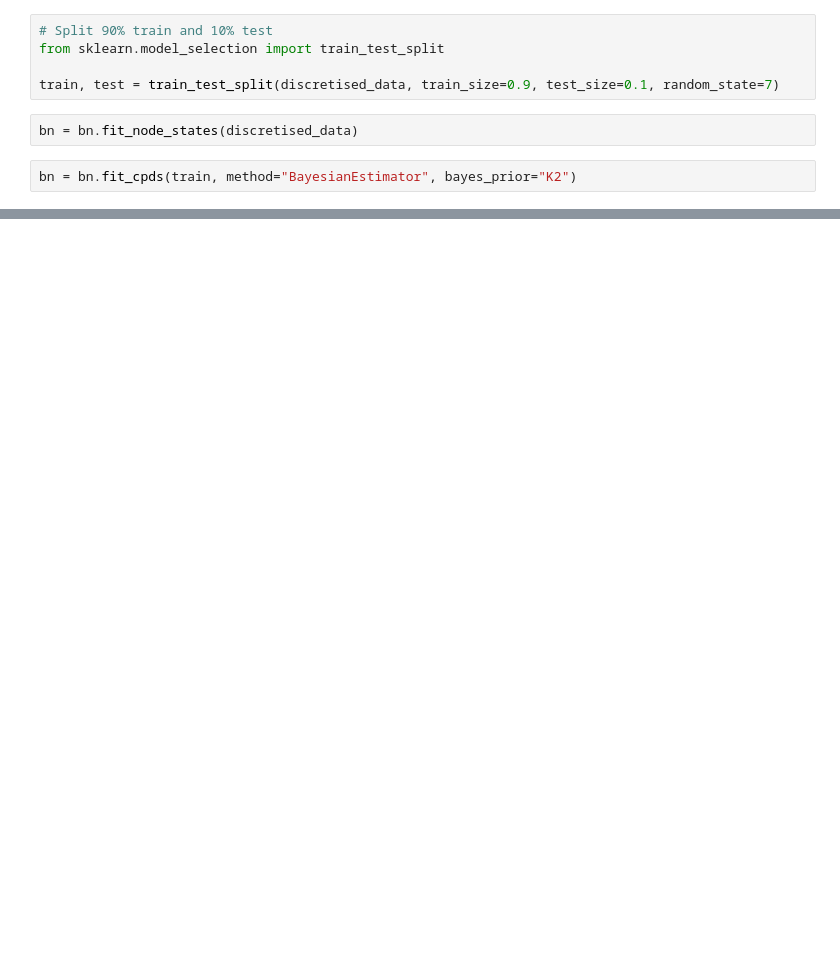
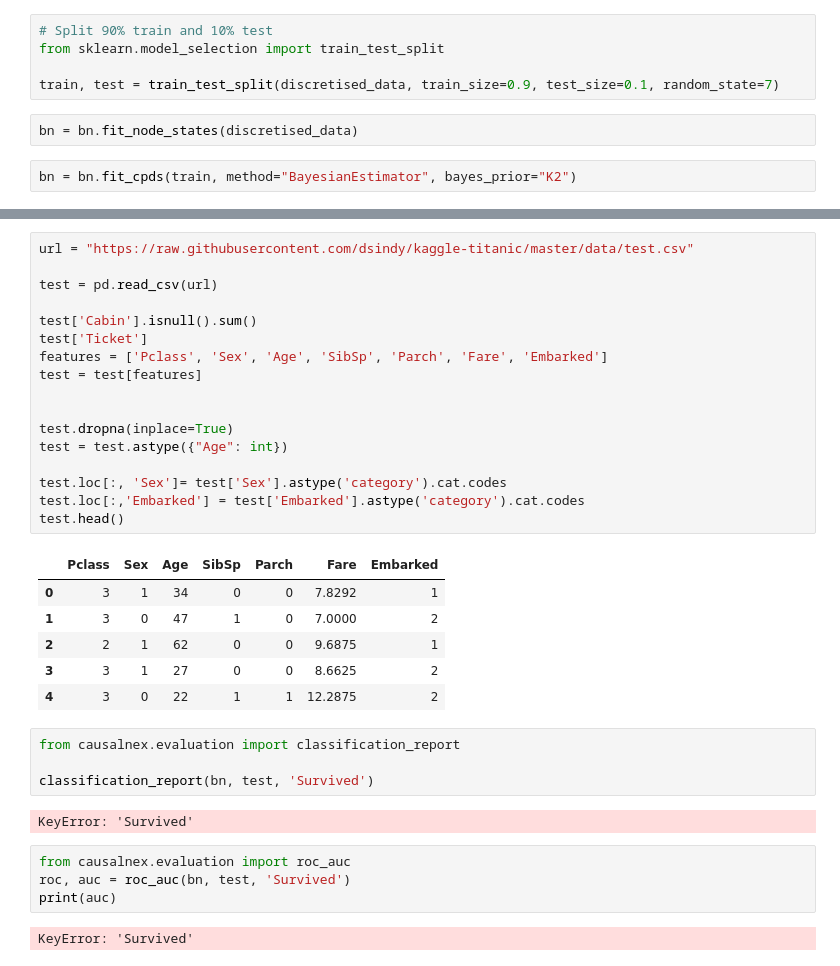
Before and after one commit to natkramarz/causal_ml, a Jupyter notebook: causalnex.ipynb, the cells around one changed output, grey strips where cells are left out. Drawn from its saved outputs; the diff is of its cells as text; blank space fills up the shorter version.

```diff
--- a/causalnex.ipynb
+++ b/causalnex.ipynb
@@ -179,0 +163,36 @@ bn.cpds["Survived"]
+# %%
+url = "https://raw.githubusercontent.com/dsindy/kaggle-titanic/master/data/test.csv"
+
+test = pd.read_csv(url)
+
+test['Cabin'].isnull().sum()
+test['Ticket']
+features = ['Pclass', 'Sex', 'Age', 'SibSp', 'Parch', 'Fare', 'Embarked']
+test = test[features]
+
+
+test.dropna(inplace=True)
+test = test.astype({"Age": int})
+
+test.loc[:, 'Sex']= test['Sex'].astype('category').cat.codes
+test.loc[:,'Embarked'] = test['Embarked'].astype('category').cat.codes
+test.head()
+# %% [output]
+|  | Pclass | Sex | Age | SibSp | Parch | Fare | Embarked |
+| 0 | 3 | 1 | 34 | 0 | 0 | 7.8292 | 1 |
+| 1 | 3 | 0 | 47 | 1 | 0 | 7.0000 | 2 |
+| 2 | 2 | 1 | 62 | 0 | 0 | 9.6875 | 1 |
+| 3 | 3 | 1 | 27 | 0 | 0 | 8.6625 | 2 |
+| 4 | 3 | 0 | 22 | 1 | 1 | 12.2875 | 2 |
+# %%
+from causalnex.evaluation import classification_report
+
+classification_report(bn, test, 'Survived')
+# %% [output]
+KeyError: 'Survived'
+# %%
+from causalnex.evaluation import roc_auc
+roc, auc = roc_auc(bn, test, 'Survived')
+print(auc)
+# %% [output]
+KeyError: 'Survived'
```
Also changed, not shown: parts of 13 cells of this notebook, 7 other files.
